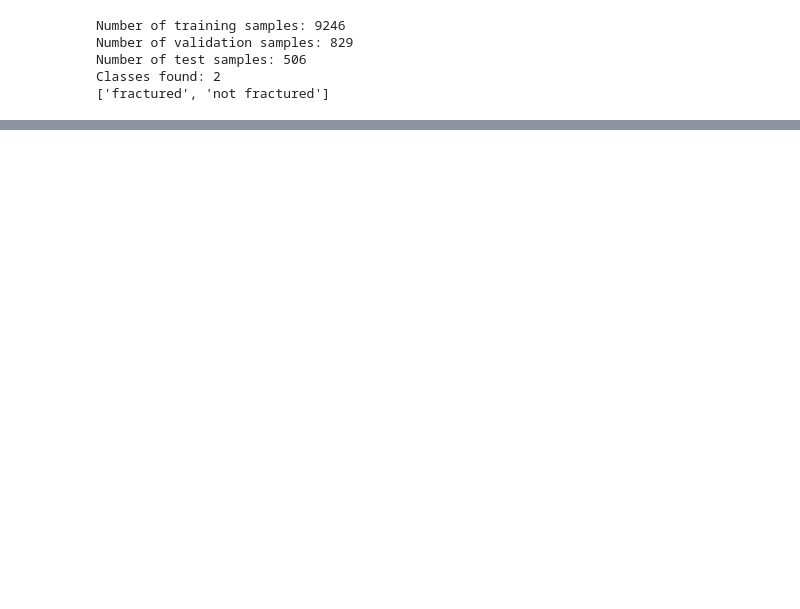
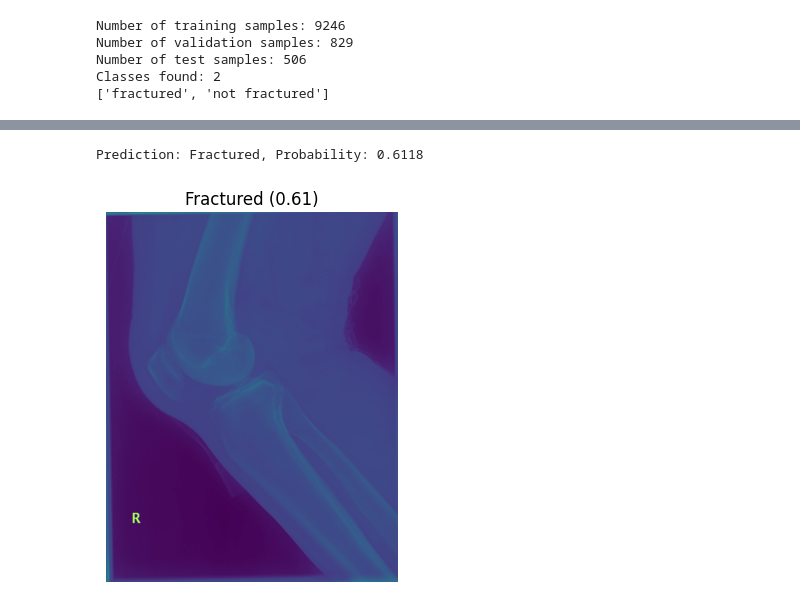
Before and after one commit to danish9491/ML-Projects, a Jupyter notebook: test5.ipynb, the cells around one changed output, grey strips where cells are left out. Cells and saved outputs as stored; diff of their text form; code cells hidden in the pictures; blank space fills up the shorter version.

Commit message:
test5 update

```diff
--- a/test5.ipynb
+++ b/test5.ipynb
@@ -182,18 +200,22 @@ def predict_image(image_path, model, transform):
 # %%
 # Step 13: (Optional) Visualize predictions
 def visualize_prediction(image_path, model, transform):
     label, prob = predict_image(image_path, model, transform)
     image = Image.open(image_path)
 
     plt.imshow(image)
     plt.title(f"{label} ({prob:.2f})")
     plt.axis("off")
     plt.show()
 
 # Example usage for prediction and visualization
-example_image_path = "path/to/your/test/image.jpg"  # Replace with a test image path
+example_image_path = r"D:\College Notes\5th Sem\CS307 Machine Learning 4\Bone_Fracture_Binary_Classification\test\fractured\001.png"  # Replace with a test image path
+
 label, prob = predict_image(example_image_path, model, transform)
 print(f"Prediction: {label}, Probability: {prob:.4f}")
 
 # Visualize the prediction
 visualize_prediction(example_image_path, model, transform)
+# %% [output]
+Prediction: Fractured, Probability: 0.6118
+[figure, added]
```
Also changed, not shown: parts of 5 cells of this notebook, 1 other file.
